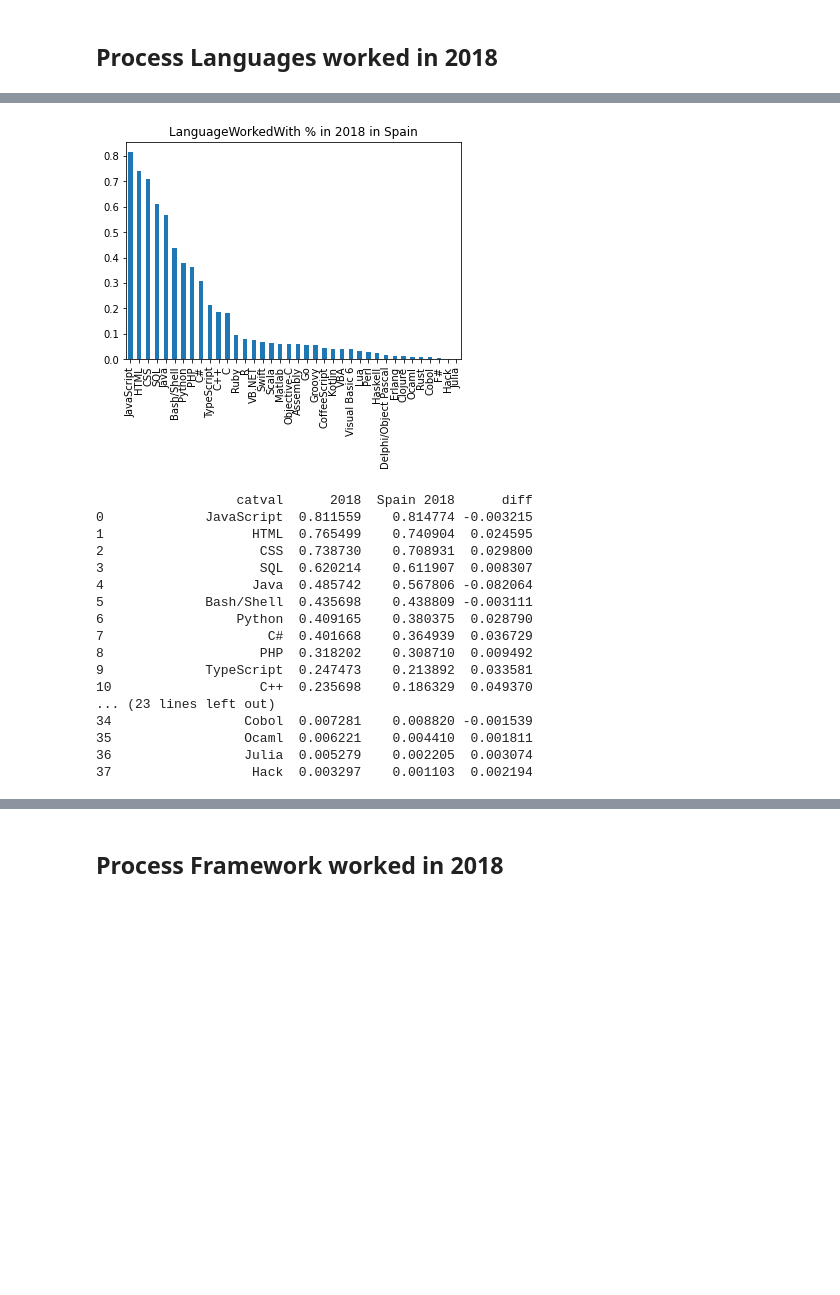
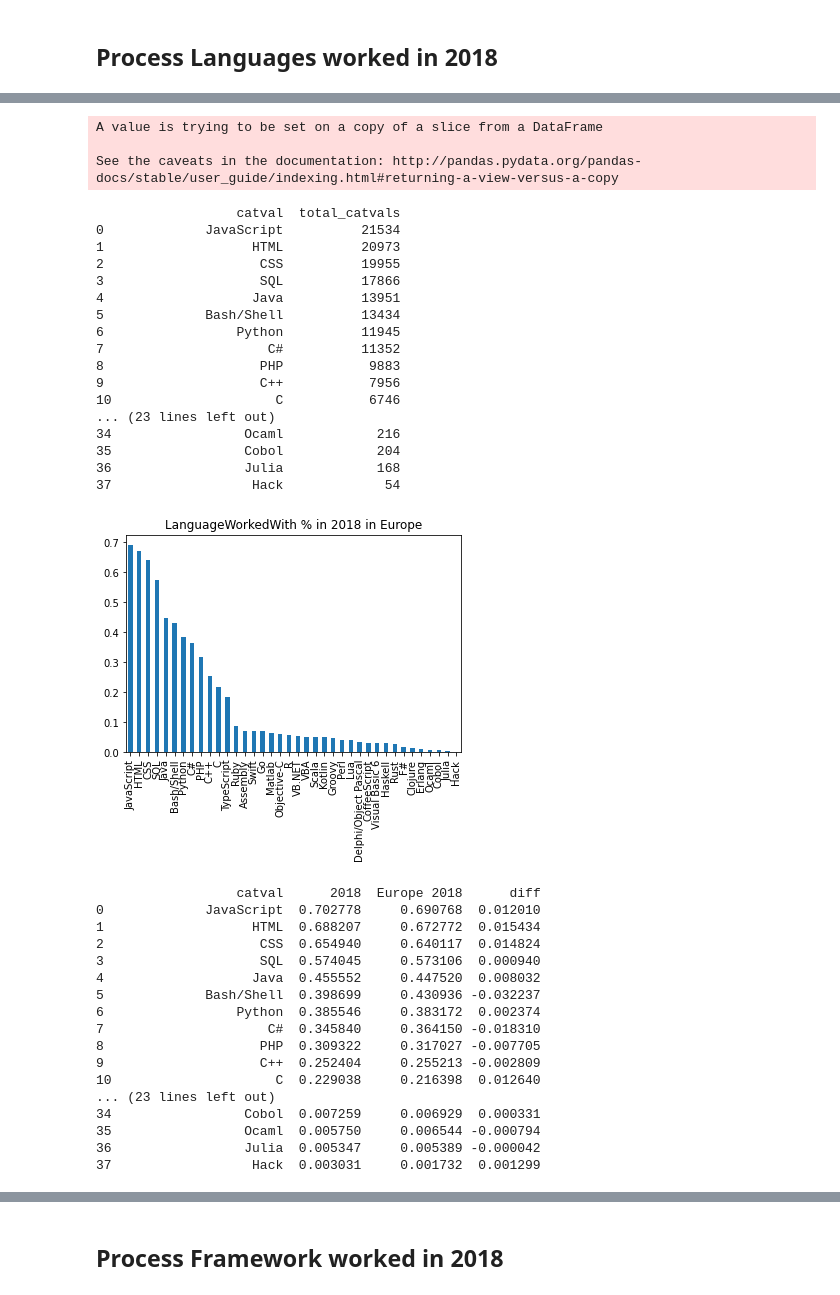
Before and after one commit to ju0gri/so-survey-data-analysis, a Jupyter notebook: project1_solution.ipynb, the cells around one changed output, grey strips where cells are left out. Cells and saved outputs as stored; diff of their text form; code cells hidden in the pictures; blank space fills up the shorter version.

```diff
--- a/project1_solution.ipynb
+++ b/project1_solution.ipynb
@@ -254,4 +298,5 @@ def process_and_compare_col_global_local(df, df_country, column_name, year, coun
     print(f"processing yearly data for year {year} and {column_name} in {country}")
     df_exploded_grouped__country_specific, total_vals_country = process_and_plot_multiple_tags_cat_col(df_country, column_name, f"{column_name} % in {year} in {country}")
     compare_and_plot_df(df_exploded_grouped, df_exploded_grouped__country_specific, country, year, total_vals, total_vals_country)
+    return df_exploded_grouped, df_exploded_grouped__country_specific
 # %%
@@ -362,7 +645,10 @@ def process_yearly_data(file_path, year, country, columns_index=None):
     print('original data shape: ', df.shape)
     df['Year'] = year
     print('original data shape + year: ', df.shape)
-    df_country_specific = df[df.Country == country]
+    if country == 'Europe':
+        df_country_specific = df[df.Country.isin(europe_countries)]
+    else:
+        df_country_specific = df[df.Country == country]
     print('country specific data shape: ', df_country_specific.shape)
     if columns_index is not None:
         print('old column index: ', columns_index.tolist())
@@ -382,9 +668,9 @@ def process_yearly_data(file_path, year, country, columns_index=None):
 
     return df, df_country_specific, new_column_index
 # %%
-cols_intersect = df_2017_es.columns
+cols_intersect = df_2017_eu.columns
 # %%
-df_2018, df_2018_es, cols_intersect = process_yearly_data(so_survey_results_2018, 2018, 'Spain', cols_intersect)
+df_2018, df_2018_eu, cols_intersect = process_yearly_data(so_survey_results_2018, 2018, 'Europe', cols_intersect)
 # %% [output]
 processing data for year 2018 from ./data/developer_survey_2018/survey_results_public.csv
 original data shape:  (98855, 129)
@@ -462,6 +772,6 @@ null entries for DevType: 0
 # %% [markdown]
 ## Process Languages worked in 2018
 # %%
-process_and_compare_col_global_local(df_2018, df_2018_es, "LanguageWorkedWith", year=2018, country="Spain")
+process_and_compare_col_global_local(df_2018, df_2018_eu, "LanguageWorkedWith", year=2018, country="Europe")
 # %% [output]
 processing yearly data for year 2018 and LanguageWorkedWith
@@ -502,18 +799,38 @@ null entries for LanguageWorkedWith: 0
+A value is trying to be set on a copy of a slice from a DataFrame
+
+See the caveats in the documentation: http://pandas.pydata.org/pandas-docs/stable/user_guide/indexing.html#returning-a-view-versus-a-copy
+                  catval  total_catvals
+0             JavaScript          21534
+1                   HTML          20973
+2                    CSS          19955
+3                    SQL          17866
+4                   Java          13951
+5             Bash/Shell          13434
+6                 Python          11945
+7                     C#          11352
+8                    PHP           9883
+9                    C++           7956
+10                     C           6746
+... (23 lines left out)
+34                 Ocaml            216
+35                 Cobol            204
+36                 Julia            168
+37                  Hack             54
-[figure, old version]
+[figure, new version]
-                  catval      2018  Spain 2018      diff
-0             JavaScript  0.811559    0.814774 -0.003215
-1                   HTML  0.765499    0.740904  0.024595
-2                    CSS  0.738730    0.708931  0.029800
-3                    SQL  0.620214    0.611907  0.008307
-4                   Java  0.485742    0.567806 -0.082064
-5             Bash/Shell  0.435698    0.438809 -0.003111
-6                 Python  0.409165    0.380375  0.028790
-7                     C#  0.401668    0.364939  0.036729
-8                    PHP  0.318202    0.308710  0.009492
-9             TypeScript  0.247473    0.213892  0.033581
-10                   C++  0.235698    0.186329  0.049370
-... (23 lines left out)
-34                 Cobol  0.007281    0.008820 -0.001539
-35                 Ocaml  0.006221    0.004410  0.001811
-36                 Julia  0.005279    0.002205  0.003074
-37                  Hack  0.003297    0.001103  0.002194
+                  catval      2018  Europe 2018      diff
+0             JavaScript  0.702778     0.690768  0.012010
+1                   HTML  0.688207     0.672772  0.015434
+2                    CSS  0.654940     0.640117  0.014824
+3                    SQL  0.574045     0.573106  0.000940
+4                   Java  0.455552     0.447520  0.008032
+5             Bash/Shell  0.398699     0.430936 -0.032237
+6                 Python  0.385546     0.383172  0.002374
+7                     C#  0.345840     0.364150 -0.018310
+8                    PHP  0.309322     0.317027 -0.007705
+9                    C++  0.252404     0.255213 -0.002809
+10                     C  0.229038     0.216398  0.012640
+... (23 lines left out)
+34                 Cobol  0.007259     0.006929  0.000331
+35                 Ocaml  0.005750     0.006544 -0.000794
+36                 Julia  0.005347     0.005389 -0.000042
+37                  Hack  0.003031     0.001732  0.001299
```
Also changed, not shown: parts of 32 cells of this notebook.
